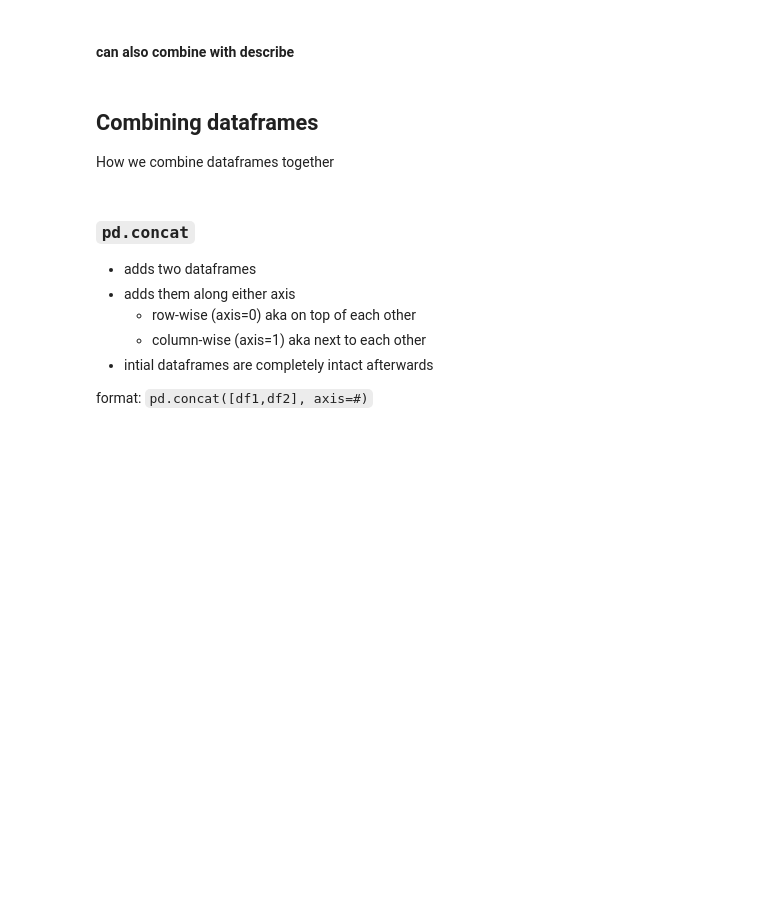
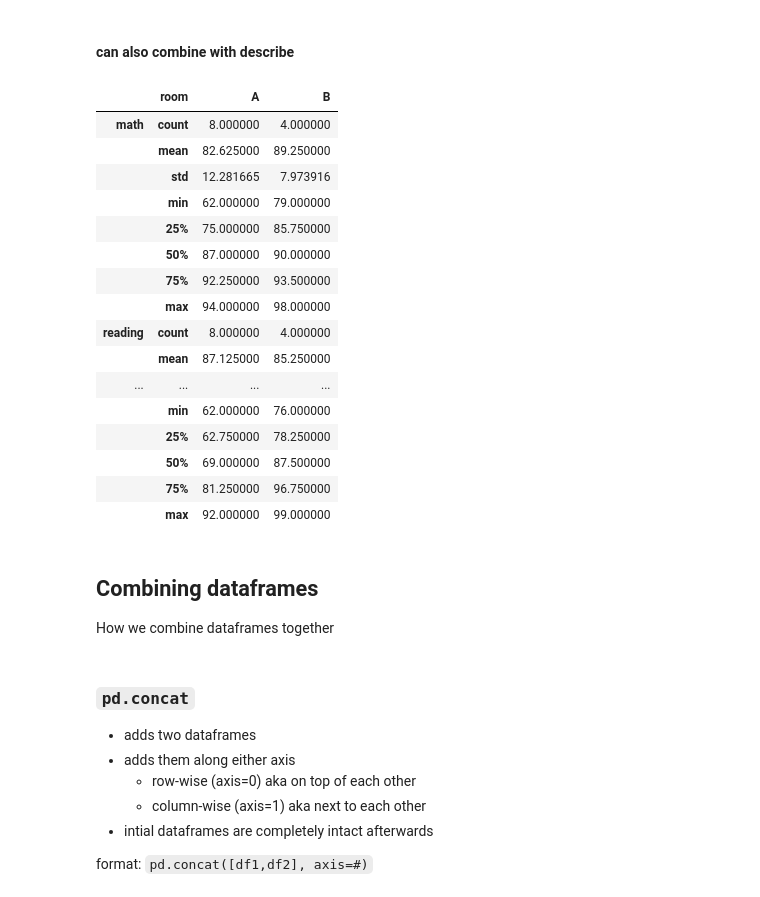
Before and after one commit to CodeupClassroom/pagel-data-science-libraries, a Jupyter notebook: advanced_df2_lesson.ipynb, the cells around one changed output. Drawn from its saved outputs; the diff is of its cells as text; code cells hidden in the pictures; blank space fills up the shorter version.

```diff
--- a/advanced_df2_lesson.ipynb
+++ b/advanced_df2_lesson.ipynb
@@ -124,0 +407,2 @@ Indexing using `.iloc`
+# %%
+df = df.reset_index()
@@ -170,5 +571,25 @@ format: `df.groupby('column_name').agg_function()`
 # %% [markdown]
 #### can also combine with describe
+# %%
+df.groupby('room').describe().T
+# %% [output]
+|  | room | A | B |
+| math | count | 8.000000 | 4.000000 |
+|  | mean | 82.625000 | 89.250000 |
+|  | std | 12.281665 | 7.973916 |
+|  | min | 62.000000 | 79.000000 |
+|  | 25% | 75.000000 | 85.750000 |
+|  | 50% | 87.000000 | 90.000000 |
+|  | 75% | 92.250000 | 93.500000 |
+|  | max | 94.000000 | 98.000000 |
+| reading | count | 8.000000 | 4.000000 |
+|  | mean | 87.125000 | 85.250000 |
+| ... | ... | ... | ... |
+|  | min | 62.000000 | 76.000000 |
+|  | 25% | 62.750000 | 78.250000 |
+|  | 50% | 69.000000 | 87.500000 |
+|  | 75% | 81.250000 | 96.750000 |
+|  | max | 92.000000 | 99.000000 |
 # %% [markdown]
 ## Combining dataframes
 
```
Also changed, not shown: parts of 68 cells of this notebook.
